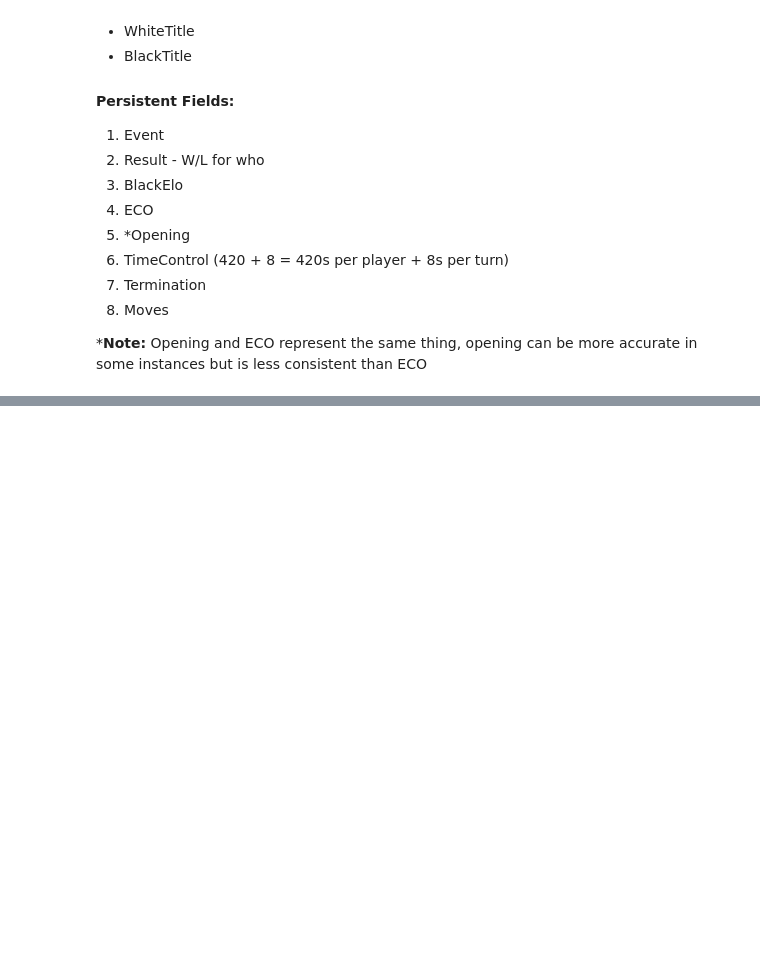
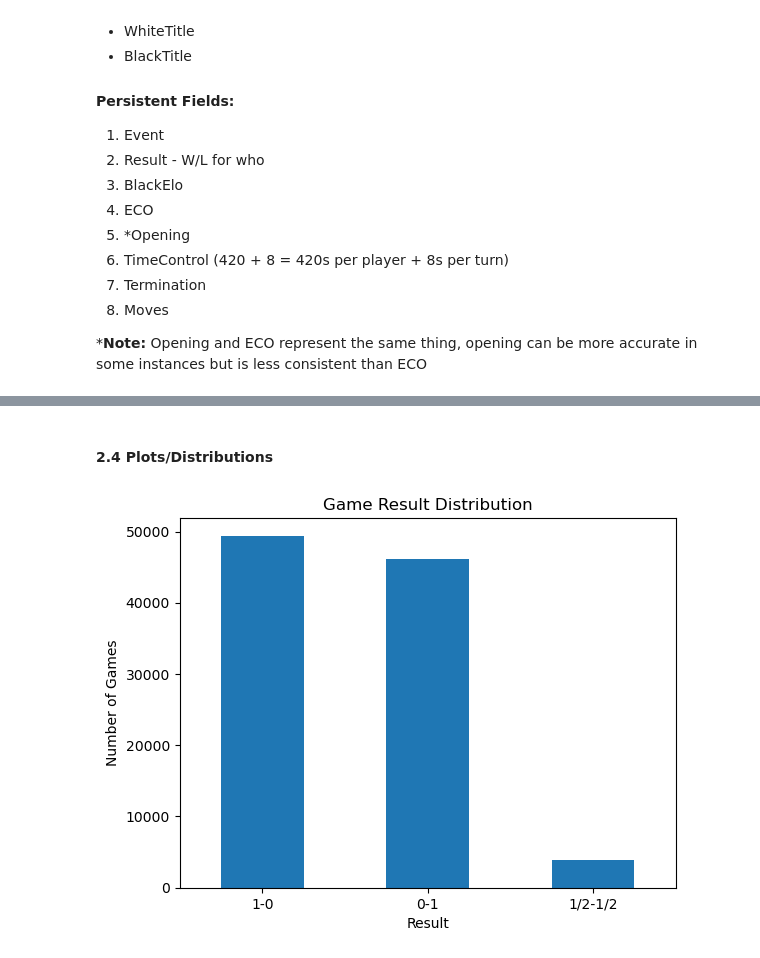
Before and after one commit to Brant-c/chess-opening-ml, a Jupyter notebook: notebooks/LichessEDA[G66].ipynb, the cells around one changed output, grey strips where cells are left out. Saved outputs shown, nothing was run; the diff lists cells and outputs as text; code cells hidden in the pictures; blank space fills up the shorter version.

```diff
--- a/notebooks/LichessEDA[G66].ipynb
+++ b/notebooks/LichessEDA[G66].ipynb
@@ -240,0 +349,4 @@ dfclean.head(50)
+# %%
+# Count the number moves
+dfclean["PlyCount"] = dfclean["Moves"].str.split().str.len()
+dfclean.head()
@@ -240,0 +369,16 @@ dfclean.head(50)
+# %%
+# Drop Rules Infraction/Abandoned Games
+dfclean = dfclean[
+    ~dfclean["Termination"].isin([
+        "Abandoned",
+        "Rules infraction"
+    ])
+]
+
+# Keep only games with a completed valid result
+dfclean = dfclean[
+    dfclean["Result"].isin(["1-0", "0-1", "1/2-1/2"])
+]
+
+
+dfclean["Termination"].value_counts()
@@ -240,0 +416,14 @@ dfclean.head(50)
+# %% [markdown]
+#### **2.4 Plots/Distributions**
+# %%
+import matplotlib.pyplot as plt
+
+dfclean["Result"].value_counts().plot(kind="bar")
+
+plt.title("Game Result Distribution")
+plt.xlabel("Result")
+plt.ylabel("Number of Games")
+plt.xticks(rotation=0)
+plt.show()
+# %% [output]
+[figure, added]
```
Also changed, not shown: parts of 25 cells of this notebook.
